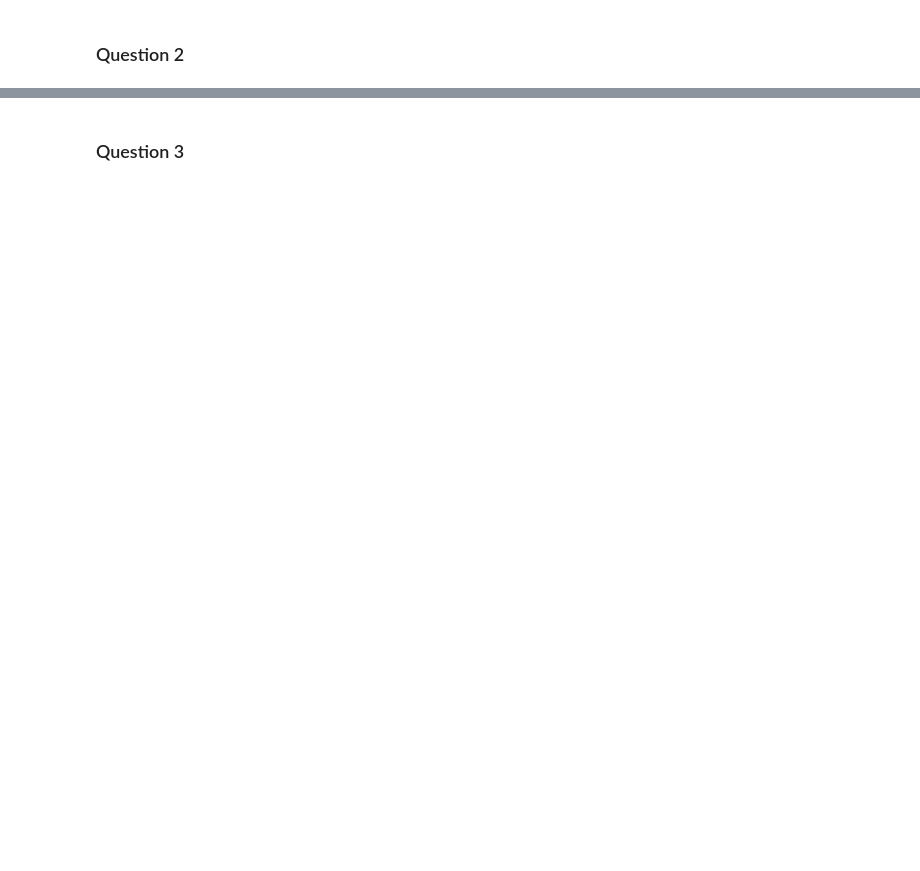
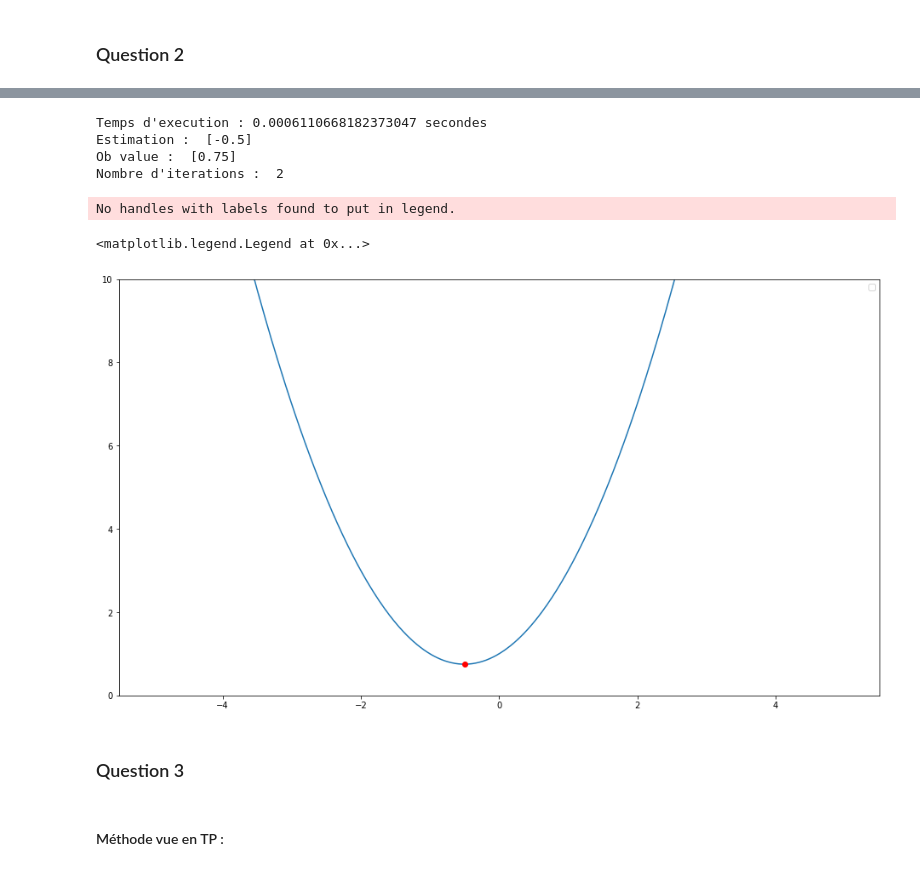
Before and after one commit to DaniGodin/ocvx, a Jupyter notebook: Code.ipynb, the cells around one changed output, grey strips where cells are left out. Saved outputs shown, nothing was run; the diff lists cells and outputs as text; code cells hidden in the pictures; blank space fills up the shorter version.

```diff
--- a/Code.ipynb
+++ b/Code.ipynb
@@ -29,8 +30,8 @@ mini_1_d = {
     "dim" : 1,
     "nb_params" : 1,
     "convex" : True,
-    "value" : (lambda x: np.square([x])-x+2),
-    "grad"  : (lambda x: np.array([2*x - 1])),
+    "value" : (lambda x: np.square([x])+x+1),
+    "grad"  : (lambda x: np.array([2*x + 1])),
     "hess"  : (lambda x: np.array([2])),
     "HCN"   : 1,
     "constraints": []
@@ -130,3 +148,27 @@ array([[1.]])
+# %%
+start = time.time()
+newton_op_pt, newton_ob_val, newton_n_iter = newton(mini_1, np.array(3))
+print("Temps d'execution : %s secondes" % (time.time() - start))
+print("Estimation : ", newton_op_pt)
+print("Ob value : ", newton_ob_val)
+print("Nombre d'iterations : ", newton_n_iter)
+# %% [output]
+Temps d'execution : 0.0006110668182373047 secondes
+Estimation :  [-0.5]
+Ob value :  [0.75]
+Nombre d'iterations :  2
+# %%
+fig, ax = plt.subplots(figsize=(16, 9))
+x = np.linspace(-5, 5, 400)
+ax.set_ylim(0, 10)
+ax.plot(x, mini_1.value(x).flatten())
+#ax.set_title("Famille cubique en dimension 1")
+ax.plot([newton_op_pt], [newton_ob_val], 'ro')
+ax.legend()
+# %% [output]
+No handles with labels found to put in legend.
+<matplotlib.legend.Legend at 0x...>
+[figure, added]
 # %% [markdown]
 ### Question 3
 # %%
@@ -167,0 +310,2 @@ def gradient(f, x, dx=1e-6):
+# %% [markdown]
+#### Méthode vue en TP :
```
Also changed, not shown: parts of 15 cells of this notebook.
